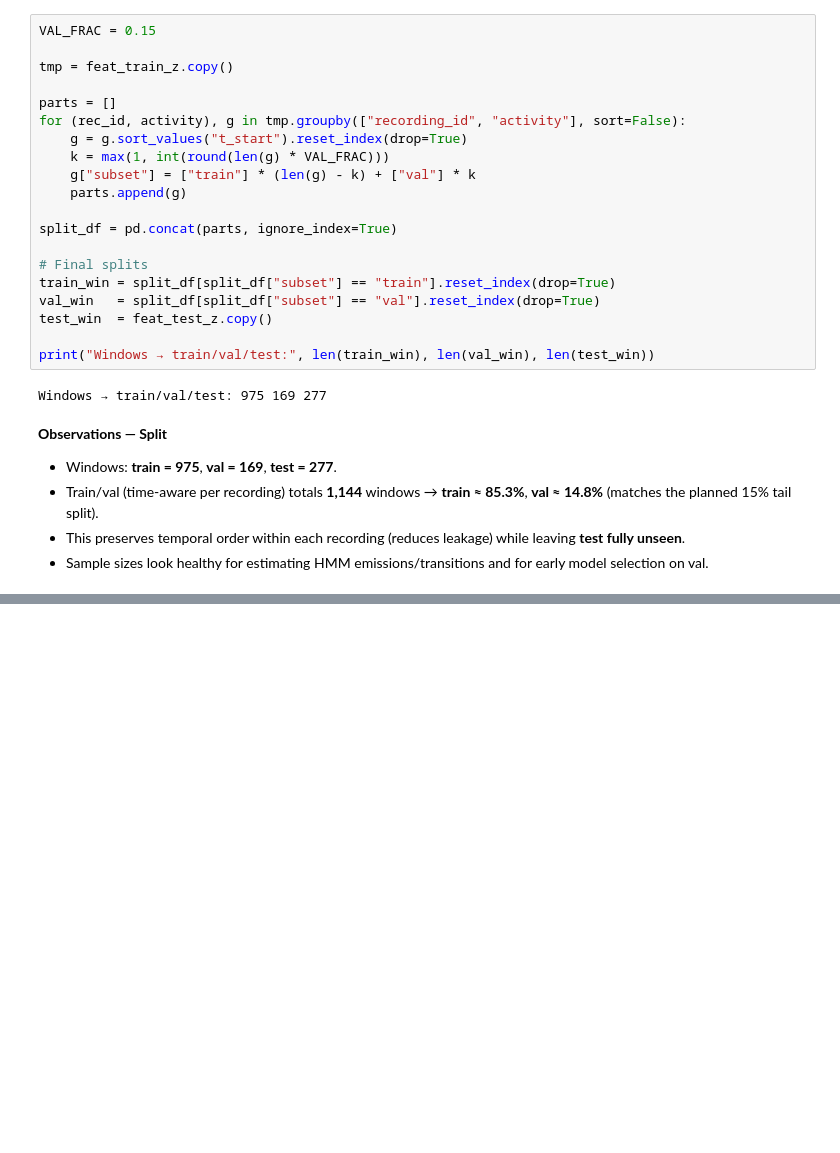
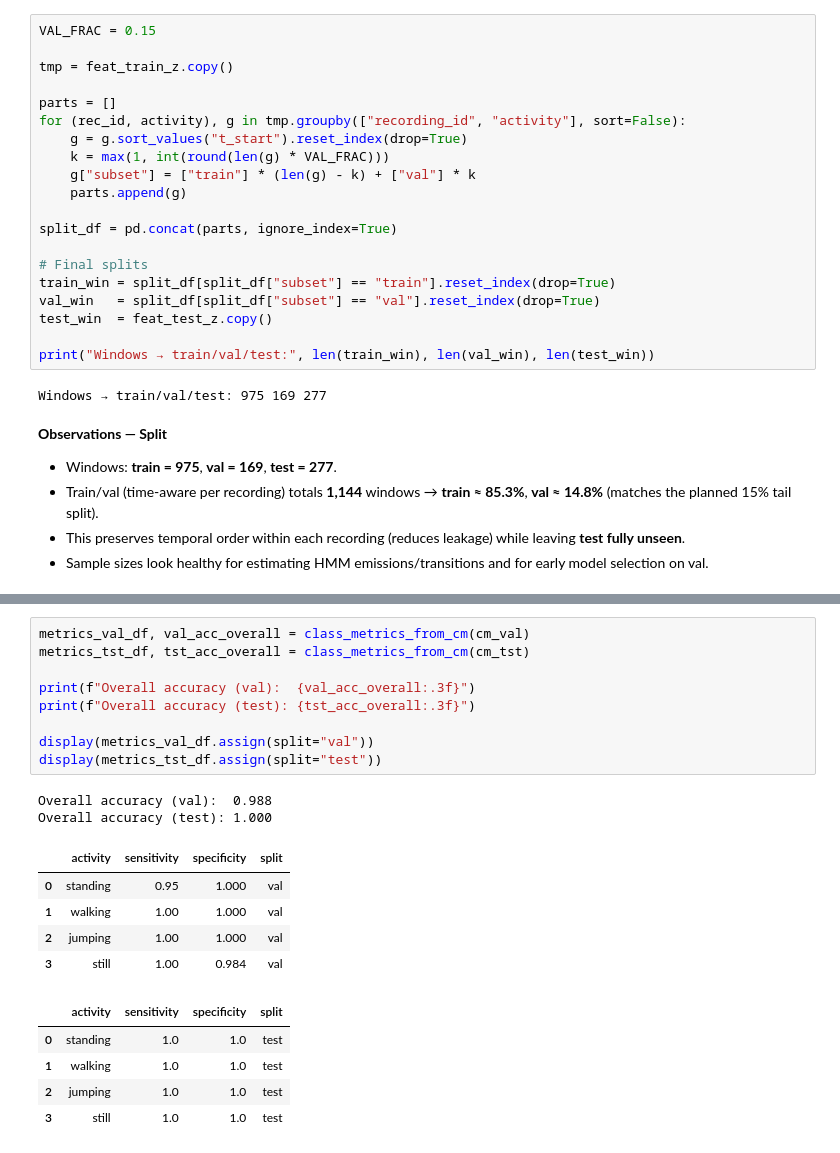
Before and after one commit to Christianib003/human-activity-recognition-hmm, a Jupyter notebook: notebooks/HMM_Project.ipynb, the cells around one changed output, grey strips where cells are left out. Saved outputs shown, nothing was run; the diff lists cells and outputs as text; blank space fills up the shorter version.

```diff
--- a/notebooks/HMM_Project.ipynb
+++ b/notebooks/HMM_Project.ipynb
@@ -546,0 +602,22 @@ Windows → train/val/test: 975 169 277
+# %%
+metrics_val_df, val_acc_overall = class_metrics_from_cm(cm_val)
+metrics_tst_df, tst_acc_overall = class_metrics_from_cm(cm_tst)
+
+print(f"Overall accuracy (val):  {val_acc_overall:.3f}")
+print(f"Overall accuracy (test): {tst_acc_overall:.3f}")
+
+display(metrics_val_df.assign(split="val"))
+display(metrics_tst_df.assign(split="test"))
+# %% [output]
+Overall accuracy (val):  0.988
+Overall accuracy (test): 1.000
+|  | activity | sensitivity | specificity | split |
+| 0 | standing | 0.95 | 1.000 | val |
+| 1 | walking | 1.00 | 1.000 | val |
+| 2 | jumping | 1.00 | 1.000 | val |
+| 3 | still | 1.00 | 0.984 | val |
+|  | activity | sensitivity | specificity | split |
+| 0 | standing | 1.0 | 1.0 | test |
+| 1 | walking | 1.0 | 1.0 | test |
+| 2 | jumping | 1.0 | 1.0 | test |
+| 3 | still | 1.0 | 1.0 | test |
```
Also changed, not shown: parts of 9 cells of this notebook, 3 other files.
